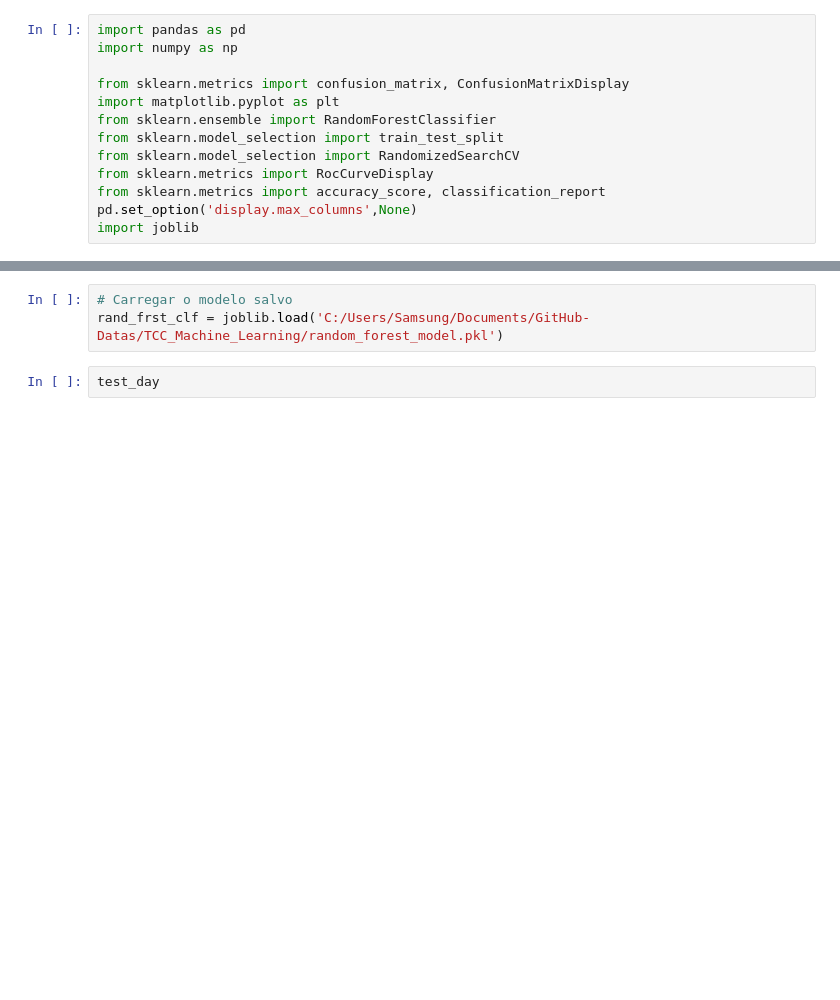
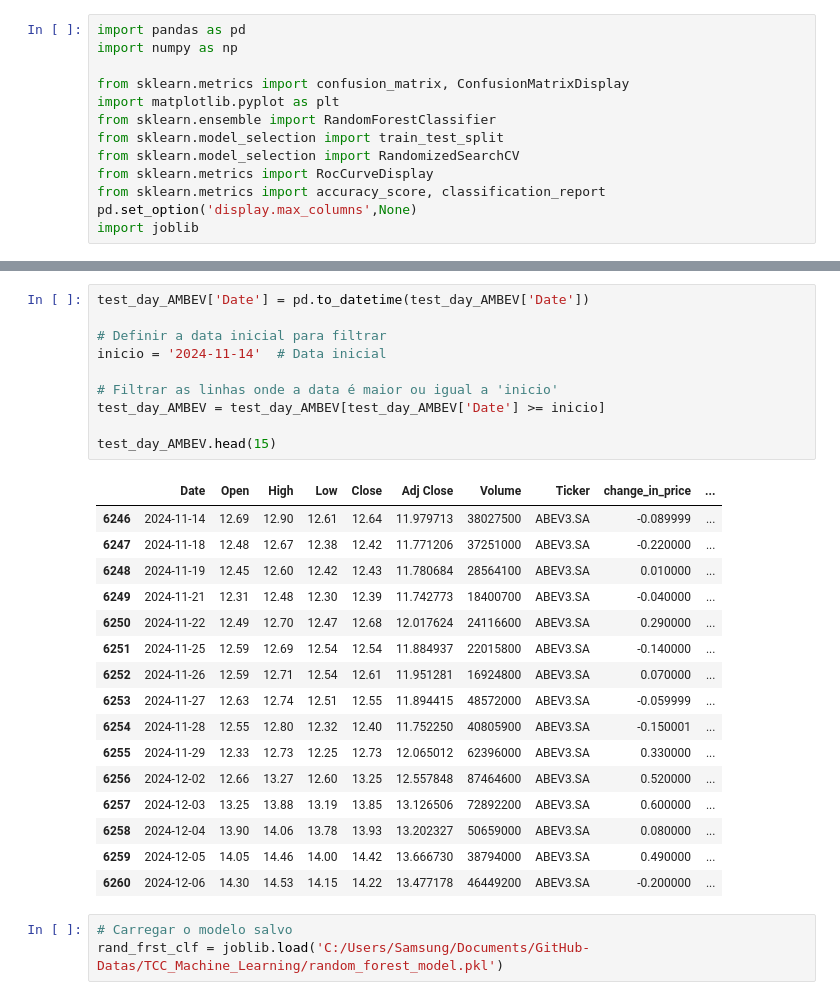
Before and after one commit to Bruno-Santana-Eco/TCC_Machine_learning, a Jupyter notebook: Previsão diária.ipynb, the cells around one changed output, grey strips where cells are left out. Cells and saved outputs as stored; diff of their text form; blank space fills up the shorter version.

```diff
--- a/Previsão diária.ipynb
+++ b/Previsão diária.ipynb
@@ -23,6 +51,31 @@ price_data_ABEV.head()
+# %%
+test_day_AMBEV['Date'] = pd.to_datetime(test_day_AMBEV['Date'])
+
+# Definir a data inicial para filtrar
+inicio = '2024-11-14'  # Data inicial
+
+# Filtrar as linhas onde a data é maior ou igual a 'inicio'
+test_day_AMBEV = test_day_AMBEV[test_day_AMBEV['Date'] >= inicio]
+
+test_day_AMBEV.head(15)
+# %% [output]
+|  | Date | Open | High | Low | Close | Adj Close | Volume | Ticker | change_in_price | ... |
+| 6246 | 2024-11-14 | 12.69 | 12.90 | 12.61 | 12.64 | 11.979713 | 38027500 | ABEV3.SA | -0.089999 | ... |
+| 6247 | 2024-11-18 | 12.48 | 12.67 | 12.38 | 12.42 | 11.771206 | 37251000 | ABEV3.SA | -0.220000 | ... |
+| 6248 | 2024-11-19 | 12.45 | 12.60 | 12.42 | 12.43 | 11.780684 | 28564100 | ABEV3.SA | 0.010000 | ... |
+| 6249 | 2024-11-21 | 12.31 | 12.48 | 12.30 | 12.39 | 11.742773 | 18400700 | ABEV3.SA | -0.040000 | ... |
+| 6250 | 2024-11-22 | 12.49 | 12.70 | 12.47 | 12.68 | 12.017624 | 24116600 | ABEV3.SA | 0.290000 | ... |
+| 6251 | 2024-11-25 | 12.59 | 12.69 | 12.54 | 12.54 | 11.884937 | 22015800 | ABEV3.SA | -0.140000 | ... |
+| 6252 | 2024-11-26 | 12.59 | 12.71 | 12.54 | 12.61 | 11.951281 | 16924800 | ABEV3.SA | 0.070000 | ... |
+| 6253 | 2024-11-27 | 12.63 | 12.74 | 12.51 | 12.55 | 11.894415 | 48572000 | ABEV3.SA | -0.059999 | ... |
+| 6254 | 2024-11-28 | 12.55 | 12.80 | 12.32 | 12.40 | 11.752250 | 40805900 | ABEV3.SA | -0.150001 | ... |
+| 6255 | 2024-11-29 | 12.33 | 12.73 | 12.25 | 12.73 | 12.065012 | 62396000 | ABEV3.SA | 0.330000 | ... |
+| 6256 | 2024-12-02 | 12.66 | 13.27 | 12.60 | 13.25 | 12.557848 | 87464600 | ABEV3.SA | 0.520000 | ... |
+| 6257 | 2024-12-03 | 13.25 | 13.88 | 13.19 | 13.85 | 13.126506 | 72892200 | ABEV3.SA | 0.600000 | ... |
+| 6258 | 2024-12-04 | 13.90 | 14.06 | 13.78 | 13.93 | 13.202327 | 50659000 | ABEV3.SA | 0.080000 | ... |
+| 6259 | 2024-12-05 | 14.05 | 14.46 | 14.00 | 14.42 | 13.666730 | 38794000 | ABEV3.SA | 0.490000 | ... |
+| 6260 | 2024-12-06 | 14.30 | 14.53 | 14.15 | 14.22 | 13.477178 | 46449200 | ABEV3.SA | -0.200000 | ... |
 # %%
 # Carregar o modelo salvo
 rand_frst_clf = joblib.load('C:/Users/Samsung/Documents/GitHub-Datas/TCC_Machine_Learning/random_forest_model.pkl')
-# %%
-test_day
 # %%
```
Also changed, not shown: parts of 9 cells of this notebook, 2 other files.
